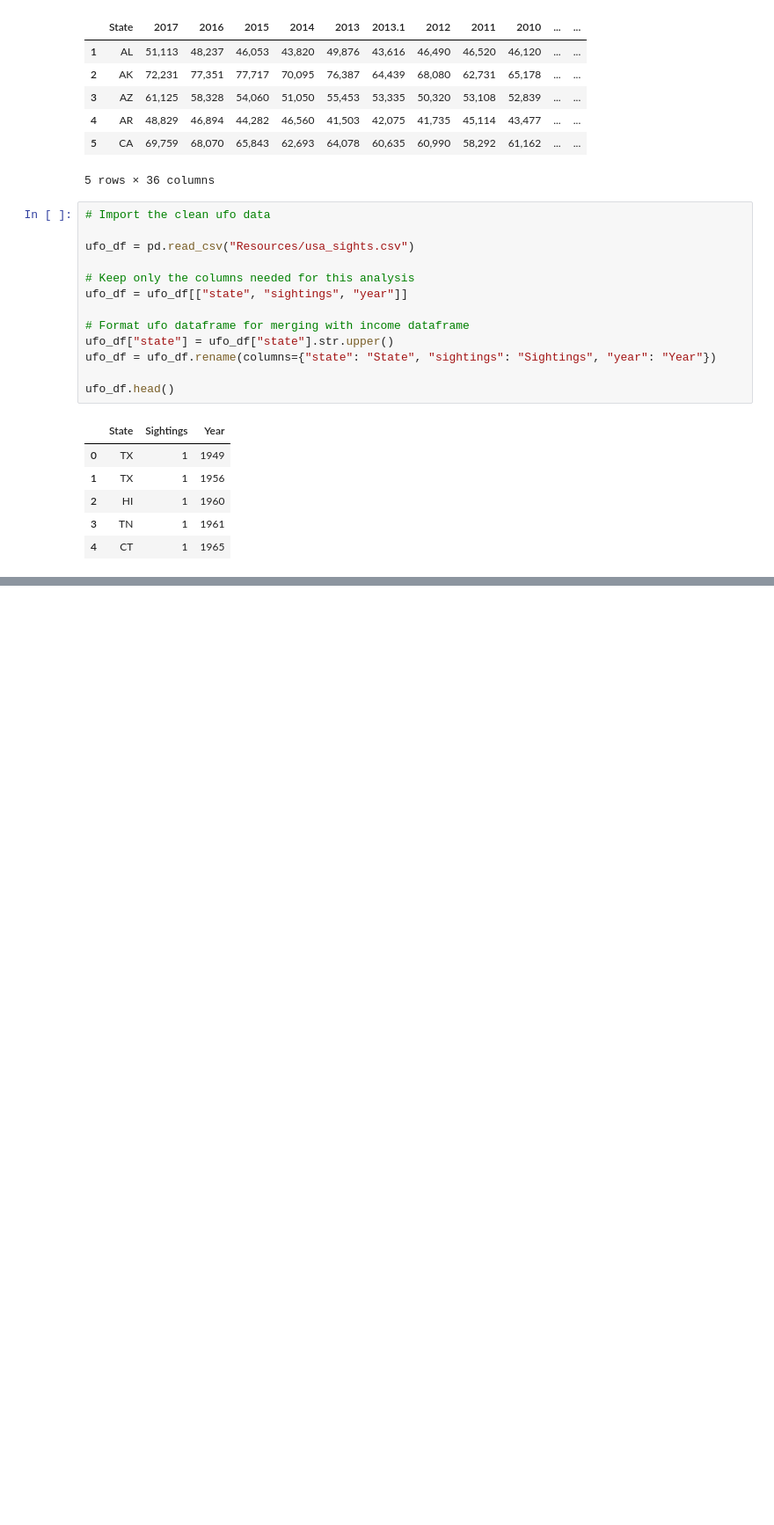
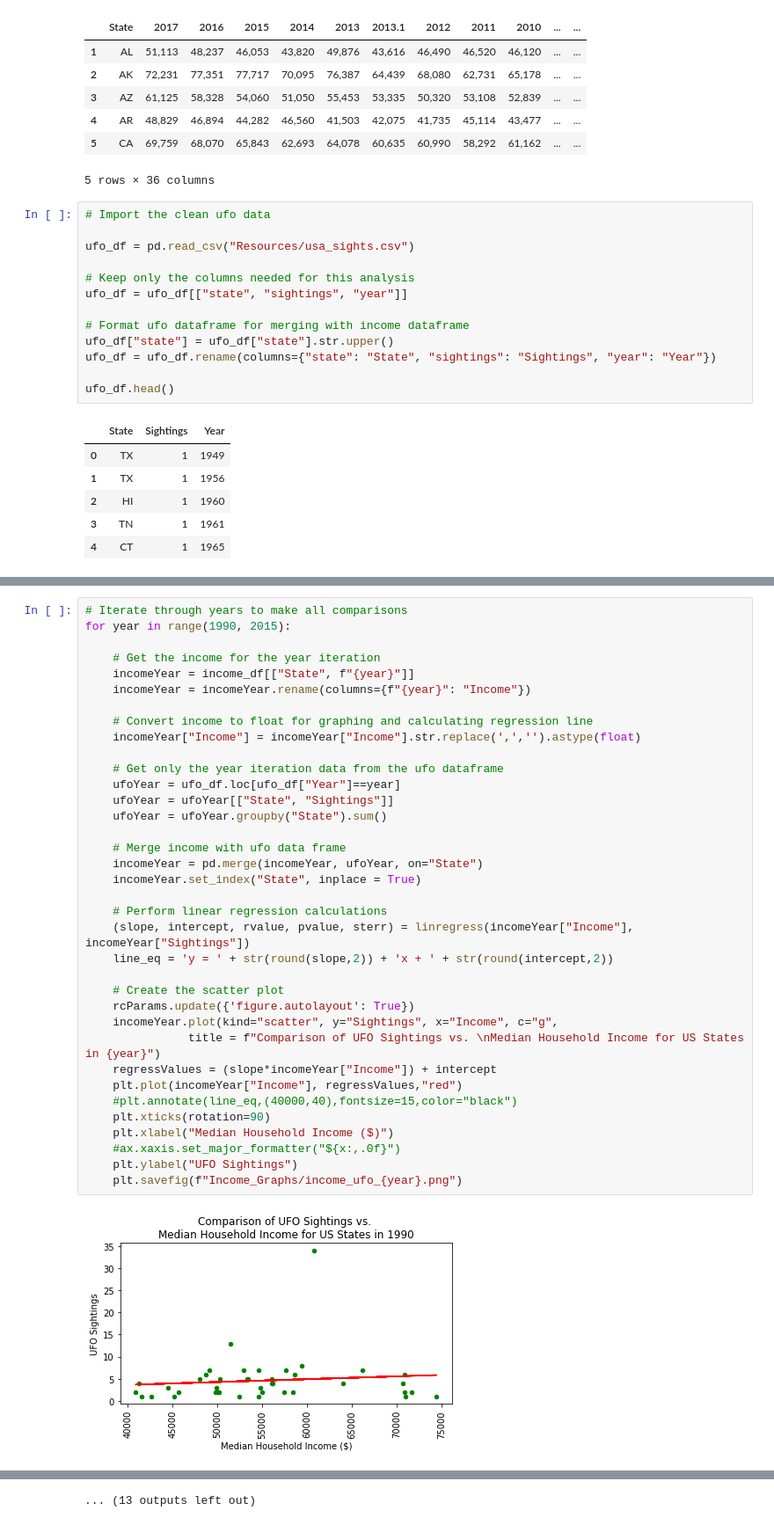
Before and after one commit to aburstyn9068/project1, a Jupyter notebook: ufo_income.ipynb, the cells around one changed output, grey strips where cells are left out. Shown: that part at 88% size. Saved outputs shown, nothing was run; the diff lists cells and outputs as text; blank space fills up the shorter version.

```diff
--- a/ufo_income.ipynb
+++ b/ufo_income.ipynb
@@ -106,0 +60,38 @@ for year in range(1990, 2015):
+# %%
+# Iterate through years to make all comparisons
+for year in range(1990, 2015):
+
+    # Get the income for the year iteration
+    incomeYear = income_df[["State", f"{year}"]]
+    incomeYear = incomeYear.rename(columns={f"{year}": "Income"})
+
+    # Convert income to float for graphing and calculating regression line
+    incomeYear["Income"] = incomeYear["Income"].str.replace(',','').astype(float)
+
+    # Get only the year iteration data from the ufo dataframe
+    ufoYear = ufo_df.loc[ufo_df["Year"]==year]
+    ufoYear = ufoYear[["State", "Sightings"]]
+    ufoYear = ufoYear.groupby("State").sum()
+
+    # Merge income with ufo data frame
+    incomeYear = pd.merge(incomeYear, ufoYear, on="State")
+    incomeYear.set_index("State", inplace = True)
+
+    # Perform linear regression calculations
+    (slope, intercept, rvalue, pvalue, sterr) = linregress(incomeYear["Income"], incomeYear["Sightings"])
+    line_eq = 'y = ' + str(round(slope,2)) + 'x + ' + str(round(intercept,2))
+
+    # Create the scatter plot
+    rcParams.update({'figure.autolayout': True})
+    incomeYear.plot(kind="scatter", y="Sightings", x="Income", c="g",
+               title = f"Comparison of UFO Sightings vs. \nMedian Household Income for US States in {year}")
+    regressValues = (slope*incomeYear["Income"]) + intercept
+    plt.plot(incomeYear["Income"], regressValues,"red")
+    #plt.annotate(line_eq,(40000,40),fontsize=15,color="black")
+    plt.xticks(rotation=90)
+    plt.xlabel("Median Household Income ($)")
+    #ax.xaxis.set_major_formatter("${x:,.0f}")
+    plt.ylabel("UFO Sightings")
+    plt.savefig(f"Income_Graphs/income_ufo_{year}.png")
+# %% [output]
+[figure, added]
@@ -106,0 +109 @@ for year in range(1990, 2015):
+... (13 outputs left out)
```
Also changed, not shown: parts of 3 cells of this notebook, 40 other files.
